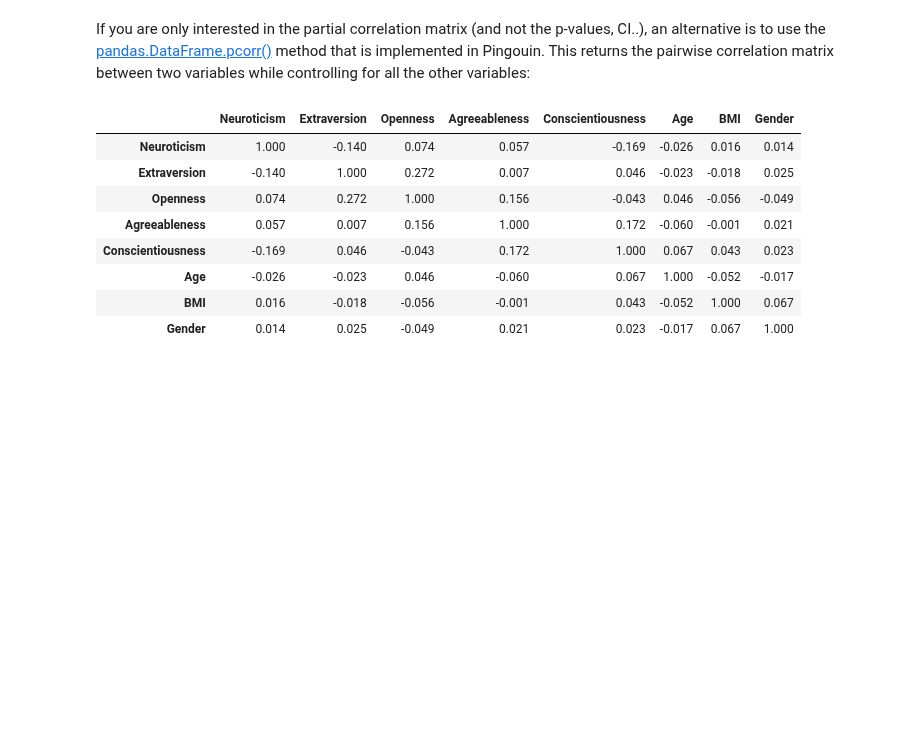
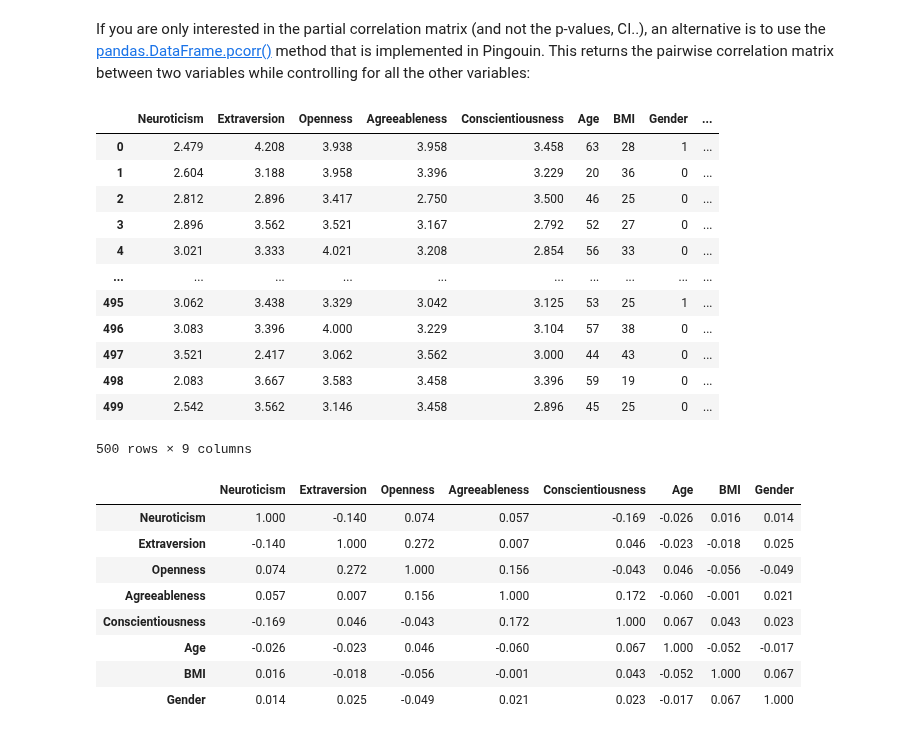
Before and after one commit to raphaelvallat/pingouin, a Jupyter notebook: notebooks/04_Correlations.ipynb, the cells around one changed output. Cells and saved outputs as stored; diff of their text form; code cells hidden in the pictures; blank space fills up the shorter version.

```diff
--- a/notebooks/04_Correlations.ipynb
+++ b/notebooks/04_Correlations.ipynb
@@ -329,6 +329,22 @@ pg.pairwise_corr(data=df, covar=['Age', 'Gender', 'BMI'], method='spearman')
 | 9 | Agreeableness | Conscientiousness | spearman | ['Age', 'Gender', 'BMI'] | two-sided | 500 | 0.163 | [0.08, 0.25] | 2.718e-04 |
 # %% [markdown]
 If you are only interested in the partial correlation matrix (and not the p-values, CI..), an alternative is to use the [pandas.DataFrame.pcorr()](https://pingouin-stats.org/generated/pingouin.pcorr.html#pingouin.pcorr) method that is implemented in Pingouin. This returns the pairwise correlation matrix between two variables while controlling for all the other variables:
+# %%
+df
+# %% [output]
+|  | Neuroticism | Extraversion | Openness | Agreeableness | Conscientiousness | Age | BMI | Gender | ... |
+| 0 | 2.479 | 4.208 | 3.938 | 3.958 | 3.458 | 63 | 28 | 1 | ... |
+| 1 | 2.604 | 3.188 | 3.958 | 3.396 | 3.229 | 20 | 36 | 0 | ... |
+| 2 | 2.812 | 2.896 | 3.417 | 2.750 | 3.500 | 46 | 25 | 0 | ... |
+| 3 | 2.896 | 3.562 | 3.521 | 3.167 | 2.792 | 52 | 27 | 0 | ... |
+| 4 | 3.021 | 3.333 | 4.021 | 3.208 | 2.854 | 56 | 33 | 0 | ... |
+| ... | ... | ... | ... | ... | ... | ... | ... | ... | ... |
+| 495 | 3.062 | 3.438 | 3.329 | 3.042 | 3.125 | 53 | 25 | 1 | ... |
+| 496 | 3.083 | 3.396 | 4.000 | 3.229 | 3.104 | 57 | 38 | 0 | ... |
+| 497 | 3.521 | 2.417 | 3.062 | 3.562 | 3.000 | 44 | 43 | 0 | ... |
+| 498 | 2.083 | 3.667 | 3.583 | 3.458 | 3.396 | 59 | 19 | 0 | ... |
+| 499 | 2.542 | 3.562 | 3.146 | 3.458 | 2.896 | 45 | 25 | 0 | ... |
+500 rows × 9 columns
 # %%
 df.pcorr().round(3)
 # %% [output]
```
Also changed, not shown: 10 other files.
